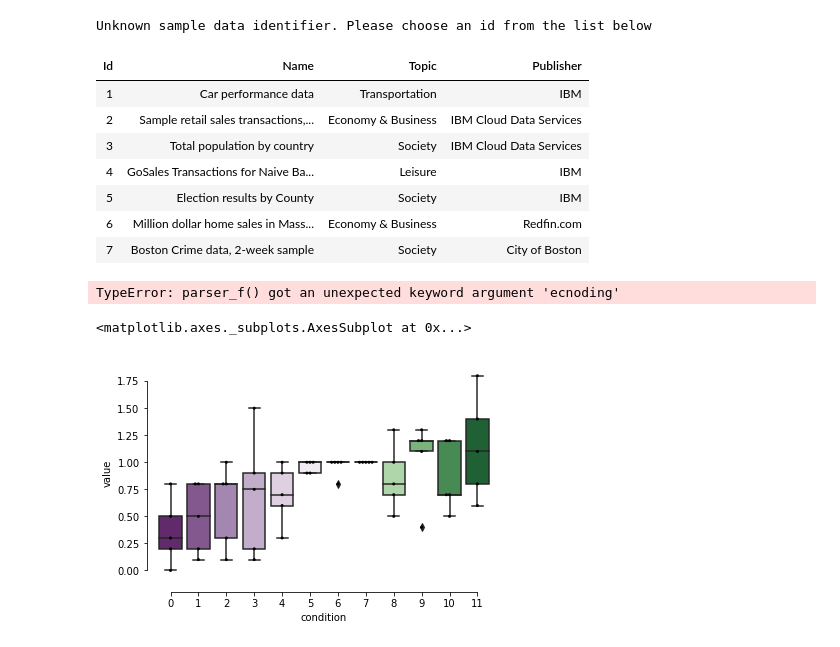
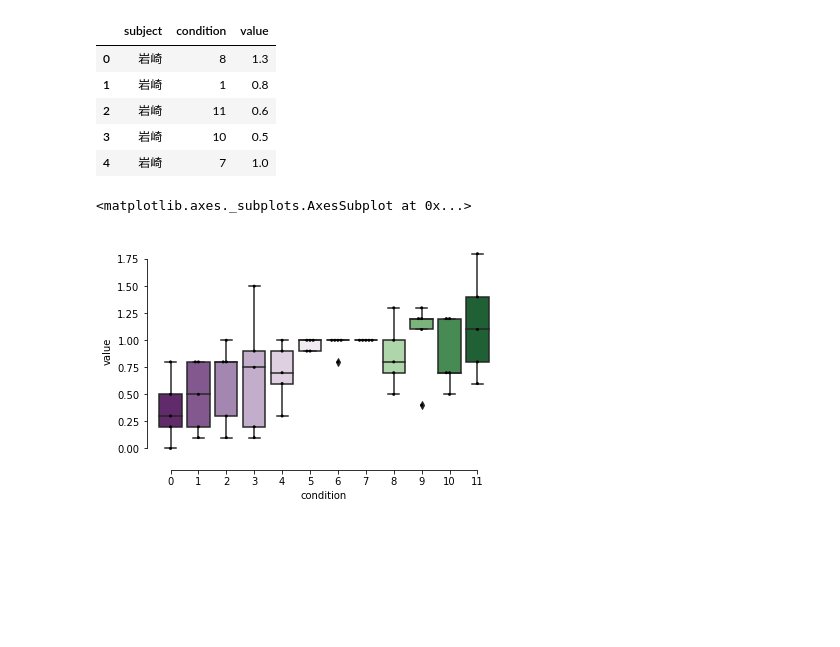
Before and after one commit to watanta/VHI_S, a Jupyter notebook: VHI_S.ipynb, the cells around one changed output. Cells and saved outputs as stored; diff of their text form; code cells hidden in the pictures; blank space fills up the shorter version.

```diff
--- a/VHI_S.ipynb
+++ b/VHI_S.ipynb
@@ -30,13 +23,0 @@ URL = r"../data/VHI_S_result.csv"
-# %%
-import pixiedust
-df = pixiedust.sampleData(URL)
-# %% [output]
-Unknown sample data identifier. Please choose an id from the list below
-| Id | Name | Topic | Publisher |
-| 1 | Car performance data | Transportation | IBM |
-| 2 | Sample retail sales transactions,... | Economy & Business | IBM Cloud Data Services |
-| 3 | Total population by country | Society | IBM Cloud Data Services |
-| 4 | GoSales Transactions for Naive Ba... | Leisure | IBM |
-| 5 | Election results by County | Society | IBM |
-| 6 | Million dollar home sales in Mass... | Economy & Business | Redfin.com |
-| 7 | Boston Crime data, 2-week sample | Society | City of Boston |
@@ -45,7 +24,14 @@ display(df)
 # %%
-df = pd.read_csv("data/VHI_S_result.csv", ecnoding="shift-jis")
+df = pd.read_csv("data/VHI_S_result.csv", encoding="shift-jis")
-# %% [output]
-TypeError: parser_f() got an unexpected keyword argument 'ecnoding'
+# %%
+df.head()
+# %% [output]
+|  | subject | condition | value |
+| 0 | 岩崎 | 8 | 1.3 |
+| 1 | 岩崎 | 1 | 0.8 |
+| 2 | 岩崎 | 11 | 0.6 |
+| 3 | 岩崎 | 10 | 0.5 |
+| 4 | 岩崎 | 7 | 1.0 |
 # %%
 g = sns.boxplot(x='condition', y="value",data=df, palette="PRGn")
 sns.despine(offset=10, trim=True)
```
Also changed, not shown: parts of 4 cells of this notebook.
